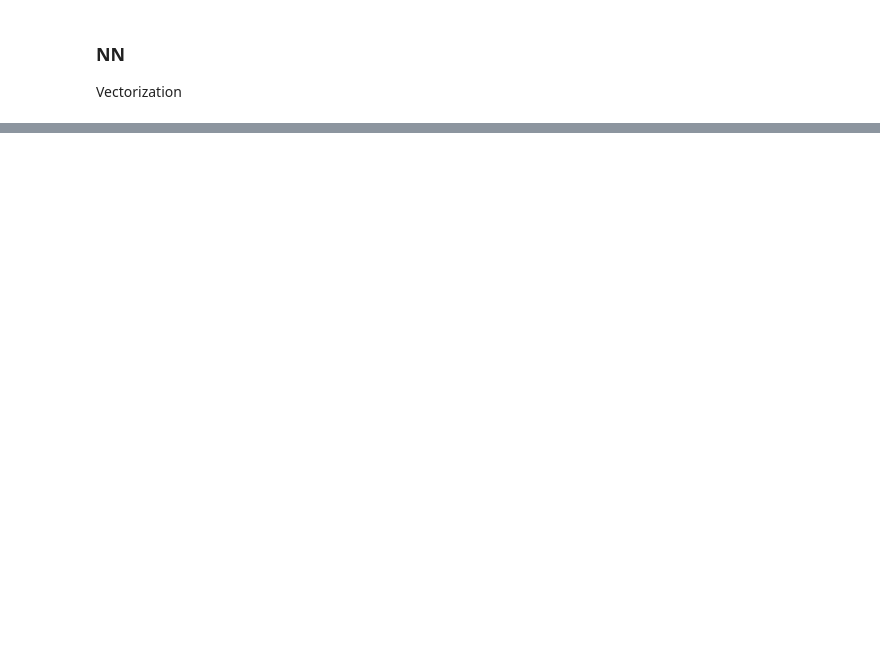
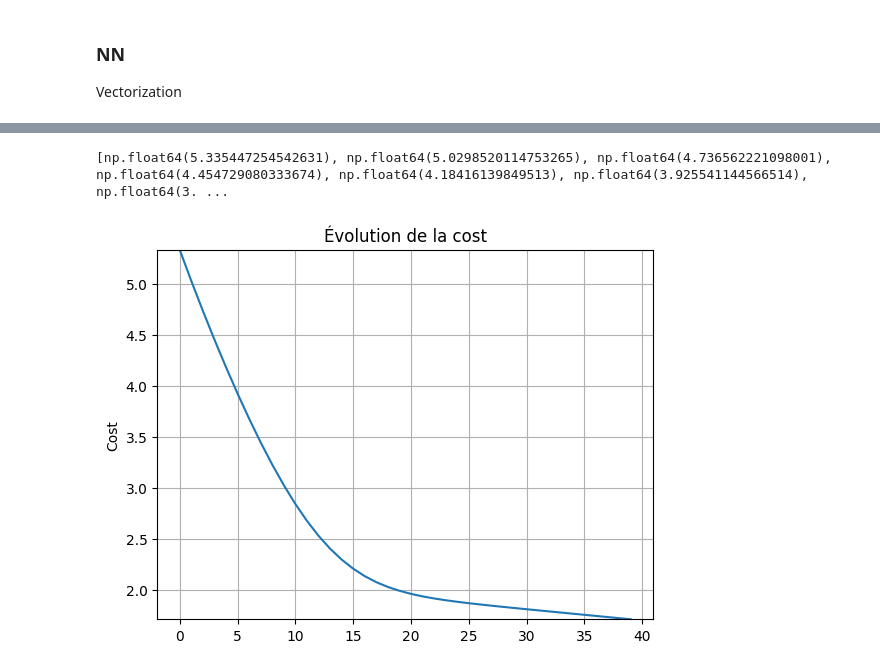
Before and after one commit to armandhanen/quick-NN, a Jupyter notebook: Project_1.ipynb, the cells around one changed output, grey strips where cells are left out. Saved outputs shown, nothing was run; the diff lists cells and outputs as text; code cells hidden in the pictures; blank space fills up the shorter version.

```diff
--- a/Project_1.ipynb
+++ b/Project_1.ipynb
@@ -33,4 +39,5 @@ vector_img.shape
 # %%
 vector_labels = np.array(ds['train']['labels'][:15000],dtype = bool)
 # %%
+vector_labels = vector_labels.reshape(1, -1)  # (1, 15000)
 vector_labels.shape
@@ -102,50 +111,52 @@ class NN():
 
 
     def forward_pass(self,X,Y):
-        self.m = X.shape[1]
-        print(self.m)
+        print('Forward pass n[0]')
+        self.m = X.shape[0]
         self.Z[0] = np.dot(self.weights[0],X.T)+self.bias[0] # T car
-        print('ZO',self.Z[0])
         self.A[0] = self.activation_funcs[0]['activation'](self.Z[0])
         for layer in range(1,self.L):
+            print('Forward pass n[',layer,']')
             self.Z[layer] = np.dot(self.weights[layer],self.A[layer-1])+self.bias[layer]
             self.A[layer] = self.activation_funcs[layer]['activation'](self.Z[layer])
-            print('A layer ',layer, ':', self.A[layer])
+            print('A shape layer',layer,'is :',self.A[layer].shape)
+            print('DEAD Neurone layer :',layer,'is',np.mean(self.A[layer] == 0))
         #cost computation
         A = self.A[self.L-1]
-        print('A0 shape:', self.A[0].shape)
-        print('A shape : ',A.shape)
-        print('Y shape : ', Y.shape)
         cost = -1/self.m*np.sum(Y*np.log(A)+(1-Y)*np.log(1-A))
+        print('forward pass runned successfuly')
         return cost
 
     def backward_pass(self,X,Y):
         dL = 1
         L = self.L
-        self.dA[L-1] = -1/self.m*((Y/self.A[L-1])-(1-Y)/(1-self.A[L-1]))
+        print('Backward pass :',L-1)
+
+        self.dA[L-1] = -((Y/self.A[L-1])-(1-Y)/(1-self.A[L-1]))
         self.dZ[L-1] = self.dA[L-1]*self.activation_funcs[L-1]['derivate'](self.A[L-1]) #(n[l-1], m) da(n[l-1],m) a (n[l-1],m)
         self.dW[L-1] = 1/self.m*np.dot(self.dZ[L-1],self.A[L-2].T) # = (n[l-1],m)(n[l-2],m)
-        print('dW[L-1] :',self.dW[L-1])
         self.db[L-1] = np.mean(self.dZ[L-1], axis= 1,keepdims=True)
         for layer in range(self.L-2,0,-1):
-            self.dA[layer] =  np.dot(self.weights[layer+1].T,self.dZ[layer+1])
+            print('Backward pass :', layer)
+            self.dA[layer] = self.dA[layer] = np.dot(self.weights[layer+1].T, self.dZ[layer+1])
             self.dZ[layer] = self.dA[layer]*self.activation_funcs[layer]['derivate'](self.A[layer])
             self.dW[layer] = 1/self.m*np.dot(self.dZ[layer],self.A[layer-1].T) #(n[l],n[l-1]) = (n[l],m)(m,n[l-1]) => où passe les m et comment faire pour avoir une update moyenne
-            print('dW',layer,self.dW[layer])
             self.db[layer] = np.mean(self.dZ[layer], axis= 1,keepdims=True) # (n[l],1) => avec la moyenne
         self.dA[0] =  np.dot(self.weights[1].T,self.dZ[1])
         self.dZ[0] = self.dA[0]*self.activation_funcs[0]['derivate'](self.A[0])
         self.dW[0] = 1/self.m*np.dot(self.dZ[0],X) #(10,12288)
-        print('dW[0] :',self.dW[L-1])
 
         self.db[0] = np.mean(self.dZ[0], axis= 1,keepdims=True) # (n[l],1) => avec la moyenne
-
+        print('Backward pass : successfull')
+        print('updating weights')
         #update weights
         for layer in range(self.L-1,-1,-1):
             self.weights[layer] = self.weights[layer] -self.learning_rate*self.dW[layer]
             self.bias[layer] = self.bias[layer] - self.learning_rate*self.db[layer]
+            print('weights',layer,'updated')
+        print('weights updated')
 # %%
-quick_test = NN(L = 9,
-                nx = np.array([10,9,8,7,8,9,10,3,1]),
+quick_test = NN(L = 3,
+                nx = np.array([10,9,1]),
                 learning_rate=0.001,
-                activation_funcs=[ReLinearUnit,ReLinearUnit,ReLinearUnit,ReLinearUnit,ReLinearUnit,ReLinearUnit,ReLinearUnit,ReLinearUnit,logistic_regression])
+                activation_funcs=[ReLinearUnit,ReLinearUnit,logistic_regression])
@@ -154,7 +185,11 @@ quick_test.random_weights(n0 = np.shape(vector_img)[1])
 # %%
 last_cost =[]
-for i in range(100):
+for i in range(40):
+    print('iteration number : ',  i)
     quick_test.forward_pass(vector_img,vector_labels)
+    print('forward pass successfull')
     quick_test.backward_pass(vector_img,vector_labels)
+    print('backward_pass successfull')
     last_cost.append(quick_test.forward_pass(vector_img,vector_labels))
+
 print(last_cost)
@@ -161,11 +214,14 @@ print(last_cost)
 # %%
 import matplotlib.pyplot as plt
 
-x = [i for i in range(100)]
+x = [i for i in range(40)]
 print(last_cost)
 plt.plot(x, last_cost)
 plt.ylim(min(last_cost), max(last_cost))
 plt.ylabel("Cost")
 plt.title("Évolution de la cost")
 plt.grid(True)
 plt.show()
+# %% [output]
+[np.float64(5.335447254542631), np.float64(5.0298520114753265), np.float64(4.736562221098001), np.float64(4.454729080333674), np.float64(4.18416139849513), np.float64(3.925541144566514), np.float64(3. ...
+[figure, added]
```
Also changed, not shown: parts of 7 cells of this notebook.
